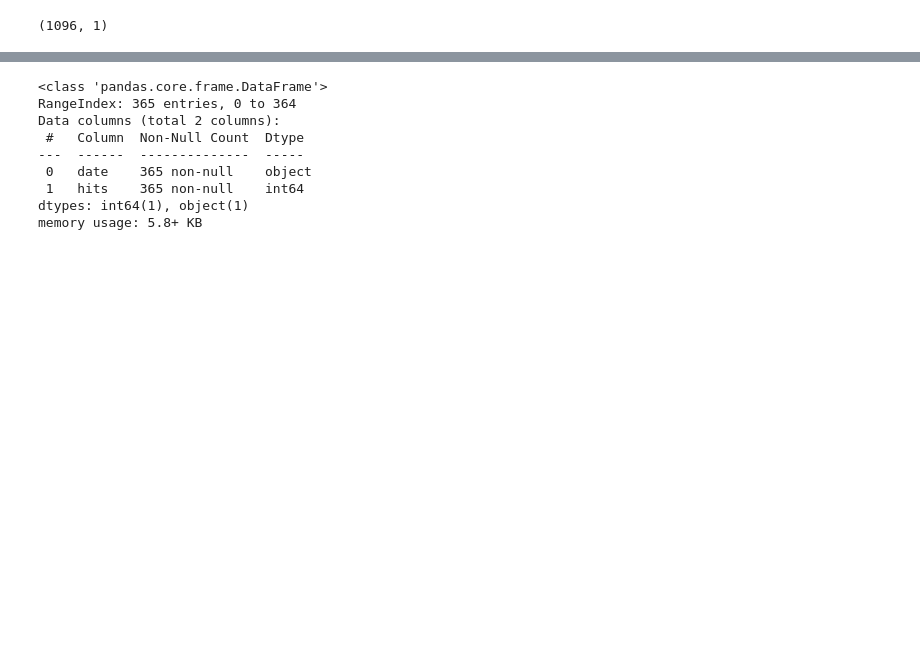
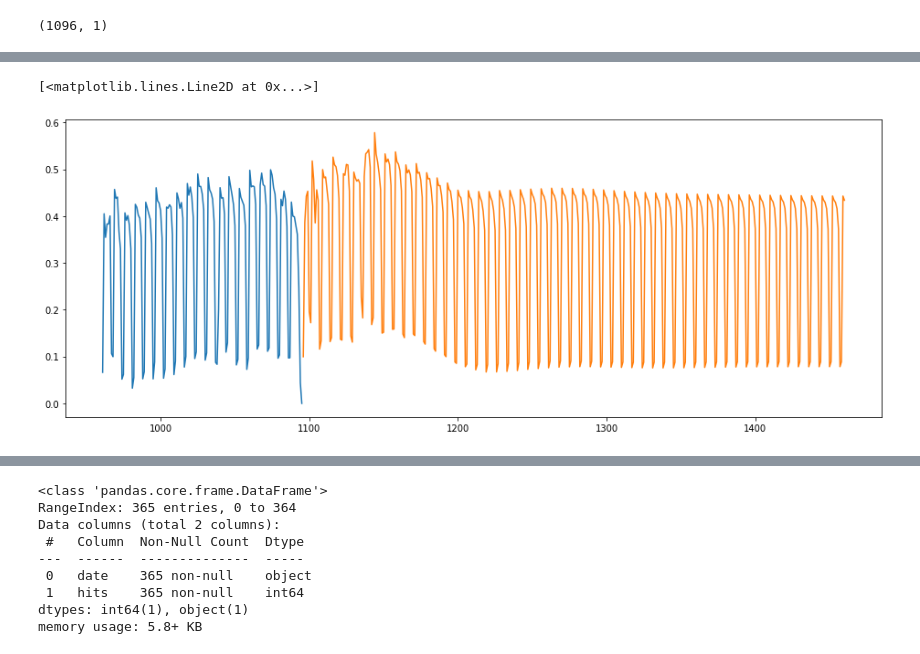
Before and after one commit to bulatral42/sphere_nn, a Jupyter notebook: Sem_08/hw8_valiahmetov_nn.ipynb, the cells around one changed output, grey strips where cells are left out. Drawn from its saved outputs; the diff is of its cells as text; code cells hidden in the pictures; blank space fills up the shorter version.

```diff
--- a/Sem_08/hw8_valiahmetov_nn.ipynb
+++ b/Sem_08/hw8_valiahmetov_nn.ipynb
@@ -294,3 +331,17 @@ train_data.shape
+# %%
+look_back = 40
+look_forward = 1
+hidden_size = 200
+lstm_layers = 1
+gru_layers = 1
+
+params = {
+    'input_size': look_back,
+    'output_size': look_forward,
+    'hidden_size': hidden_size,
+    'lstm_layers': lstm_layers,
+    'gru_layers': gru_layers
+}
 # %%
 trainX, trainY = create_dataset(train_data, look_back=look_back, look_forward=look_forward)
 trainX = np.reshape(trainX, (trainX.shape[0], 1, trainX.shape[1]))
@@ -334,16 +350,2 @@ class MyModel(nn.Module):
-# %%
-look_back = 20
-look_forward = 1
-hidden_size = 100
-lstm_layers = 1
-gru_layers = 1
-
-params = {
-    'input_size': look_back,
-    'output_size': look_forward,
-    'hidden_size': hidden_size,
-    'lstm_layers': lstm_layers,
-    'gru_layers': gru_layers
-}
 # %%
 net = MyModel(**params)
@@ -354,19 +352,15 @@ torch.float32
 # %%
-def train(model, epochs=100, lr=0.001, train_dataloader=train_dataloader, model_params=params):
+def train(model, epochs=100, lr=0.001, train_dataloader=train_dataloader):
     criterion = MAPEloss
-    # criterion = torch.nn.L1Loss()
     optimizer = torch.optim.Adam(model.parameters(), lr=lr)
     for epoch in range(epochs):
-        model.reset_state();
+        model.reset_state()
         for x, y in train_dataloader:
             model.zero_grad()
             Y_pred = model(x)
             loss = criterion(y, Y_pred.view(*y.size()))
             loss.backward()
             optimizer.step()
-            model.lstm_hidden[0].detach_()
-            model.lstm_hidden[1].detach_()
-            model.gru_hidden.detach_()
         if (epoch + 1) % 25 == 0 or epoch + 1 == epochs:
             print(f'\repoch {epoch + 1}: loss {loss.item()}', end='')
 # %%
@@ -384,4 +381,11 @@ def predict_next(model, prev_data, eval_cnt, look_back=look_back, look_forward=l
             result[i : i + look_forward] = model(x)
     return result[:len(prev_data) + eval_cnt].detach().numpy().flatten()
 # %%
-pred = predict_next(net, train_data, 365)
+pred = predict_next(net, train_data, 365, look_back, look_forward)
+# %%
+plt.figure(figsize=(16, 6))
+plt.plot(range(len(pred) - 500, len(pred) - 365), pred[-500:-365])
+plt.plot(range(len(pred) - 365, len(pred)), pred[-365:])
+# %% [output]
+[<matplotlib.lines.Line2D at 0x...>]
+[figure, added]
```
Also changed, not shown: parts of 15 cells of this notebook.
